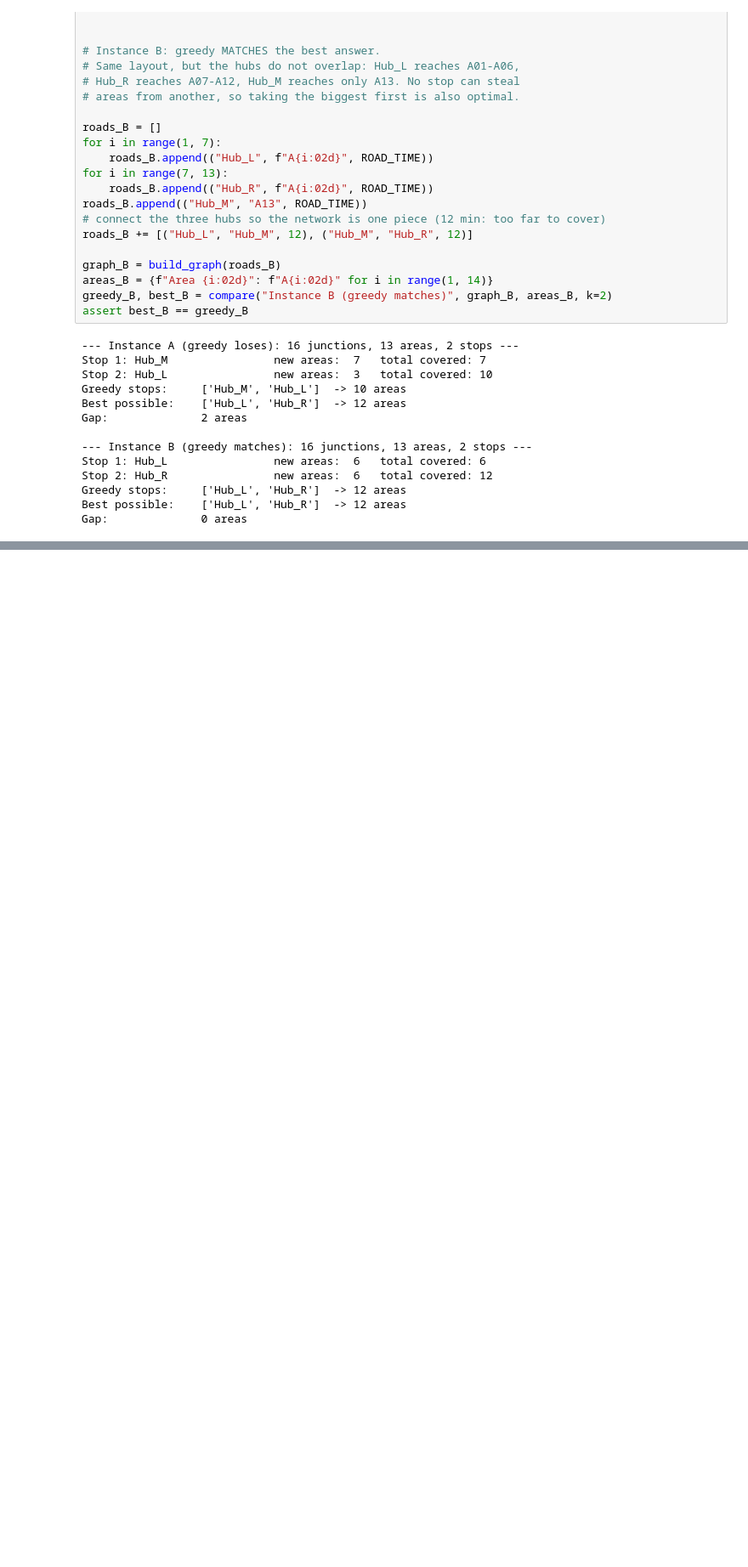
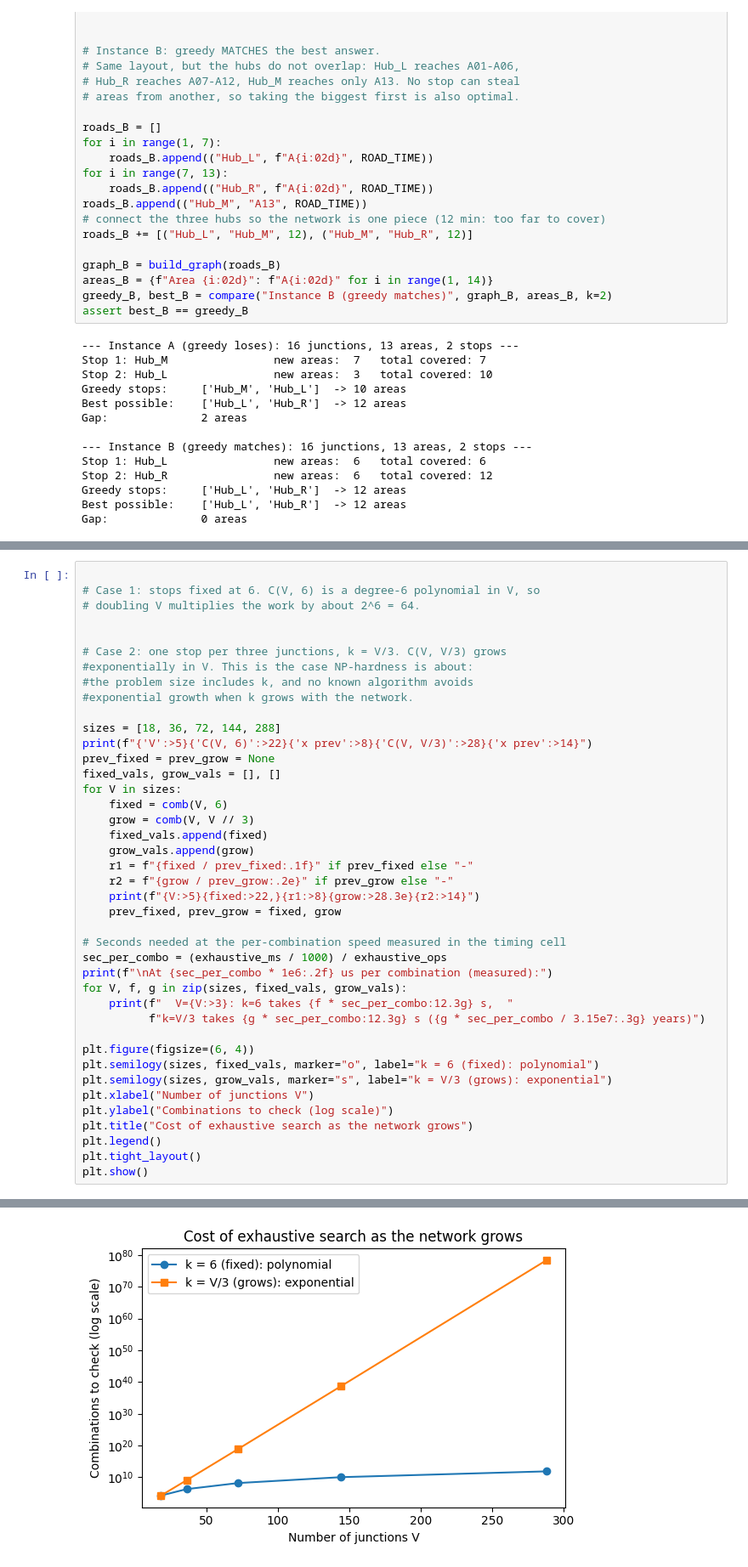
Before and after one commit to kimunilaz/Data_Structures-Algorithms_Final_Project, a Jupyter notebook: Data_Structures&Algorithms_Final_Project.ipynb, the cells around one changed output, grey strips where cells are left out. Shown at 85% size. Drawn from its saved outputs; the diff is of its cells as text; blank space fills up the shorter version.

```diff
--- a/Data_Structures&Algorithms_Final_Project.ipynb
+++ b/Data_Structures&Algorithms_Final_Project.ipynb
@@ -594,0 +601,42 @@ Gap:              0 areas
+# %%
+
+# Case 1: stops fixed at 6. C(V, 6) is a degree-6 polynomial in V, so
+# doubling V multiplies the work by about 2^6 = 64.
+
+
+# Case 2: one stop per three junctions, k = V/3. C(V, V/3) grows
+#exponentially in V. This is the case NP-hardness is about:
+#the problem size includes k, and no known algorithm avoids
+#exponential growth when k grows with the network.
+
+sizes = [18, 36, 72, 144, 288]
+print(f"{'V':>5}{'C(V, 6)':>22}{'x prev':>8}{'C(V, V/3)':>28}{'x prev':>14}")
+prev_fixed = prev_grow = None
+fixed_vals, grow_vals = [], []
+for V in sizes:
+    fixed = comb(V, 6)
+    grow = comb(V, V // 3)
+    fixed_vals.append(fixed)
+    grow_vals.append(grow)
+    r1 = f"{fixed / prev_fixed:.1f}" if prev_fixed else "-"
+    r2 = f"{grow / prev_grow:.2e}" if prev_grow else "-"
+    print(f"{V:>5}{fixed:>22,}{r1:>8}{grow:>28.3e}{r2:>14}")
+    prev_fixed, prev_grow = fixed, grow
+
+# Seconds needed at the per-combination speed measured in the timing cell
+sec_per_combo = (exhaustive_ms / 1000) / exhaustive_ops
+print(f"\nAt {sec_per_combo * 1e6:.2f} us per combination (measured):")
+for V, f, g in zip(sizes, fixed_vals, grow_vals):
+    print(f"  V={V:>3}: k=6 takes {f * sec_per_combo:12.3g} s,  "
+          f"k=V/3 takes {g * sec_per_combo:12.3g} s ({g * sec_per_combo / 3.15e7:.3g} years)")
+
+plt.figure(figsize=(6, 4))
+plt.semilogy(sizes, fixed_vals, marker="o", label="k = 6 (fixed): polynomial")
+plt.semilogy(sizes, grow_vals, marker="s", label="k = V/3 (grows): exponential")
+plt.xlabel("Number of junctions V")
+plt.ylabel("Combinations to check (log scale)")
+plt.title("Cost of exhaustive search as the network grows")
+plt.legend()
+plt.tight_layout()
+plt.show()
+# %% [output]
@@ -594,0 +656 @@ Gap:              0 areas
+[figure, added]
```
Also changed, not shown: parts of 4 cells of this notebook.
